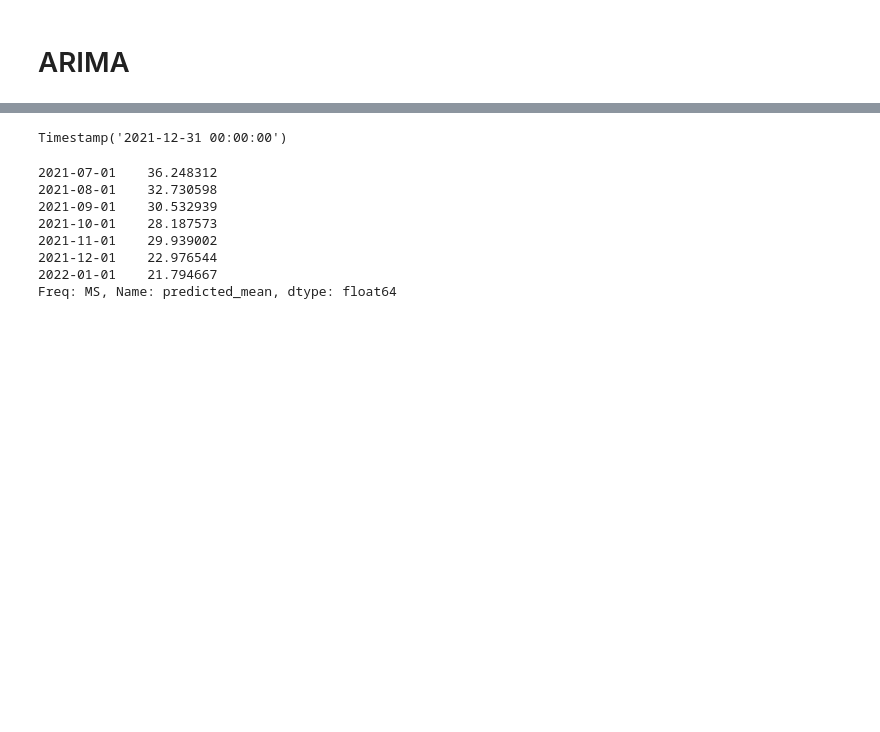
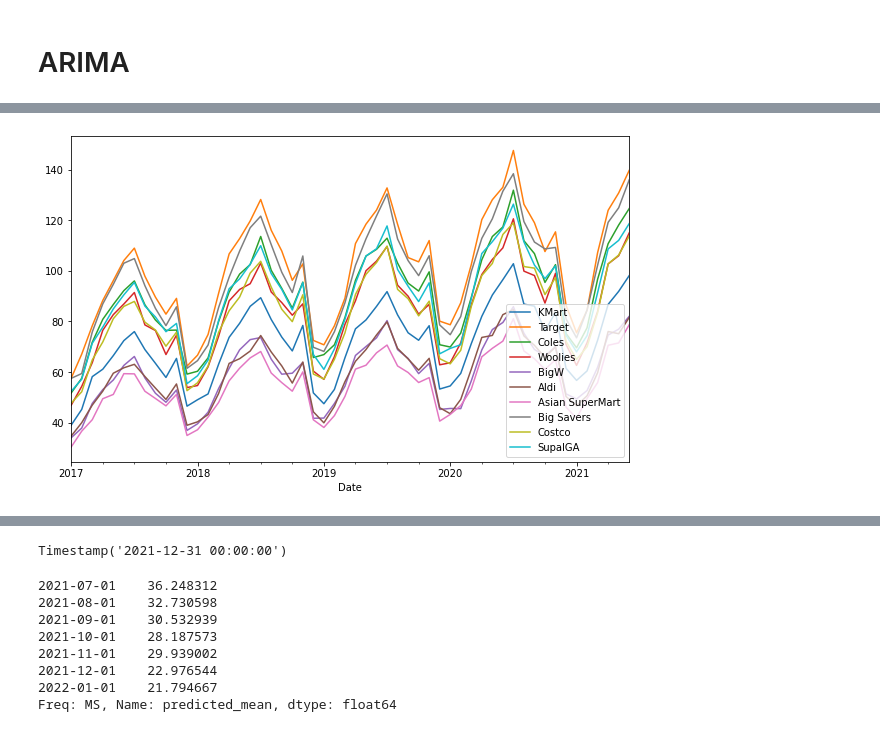
Before and after one commit to AydenZK/MDSS-Datathon, a Jupyter notebook: ayden_analysis.ipynb, the cells around one changed output, grey strips where cells are left out. Saved outputs shown, nothing was run; the diff lists cells and outputs as text; code cells hidden in the pictures; blank space fills up the shorter version.

```diff
--- a/ayden_analysis.ipynb
+++ b/ayden_analysis.ipynb
@@ -147,0 +150,6 @@ ty = dfs[16]["Aldi"].Sales.resample('MS').mean()
+# %%
+for store in train.Store.unique():
+    dfs[25][store]["df"].Sales.resample('MS').mean().plot(label=store)
+    plt.legend(loc="lower right")
+# %% [output]
+[figure, added]
```
Also changed, not shown: parts of 18 cells of this notebook, 1 other file.
